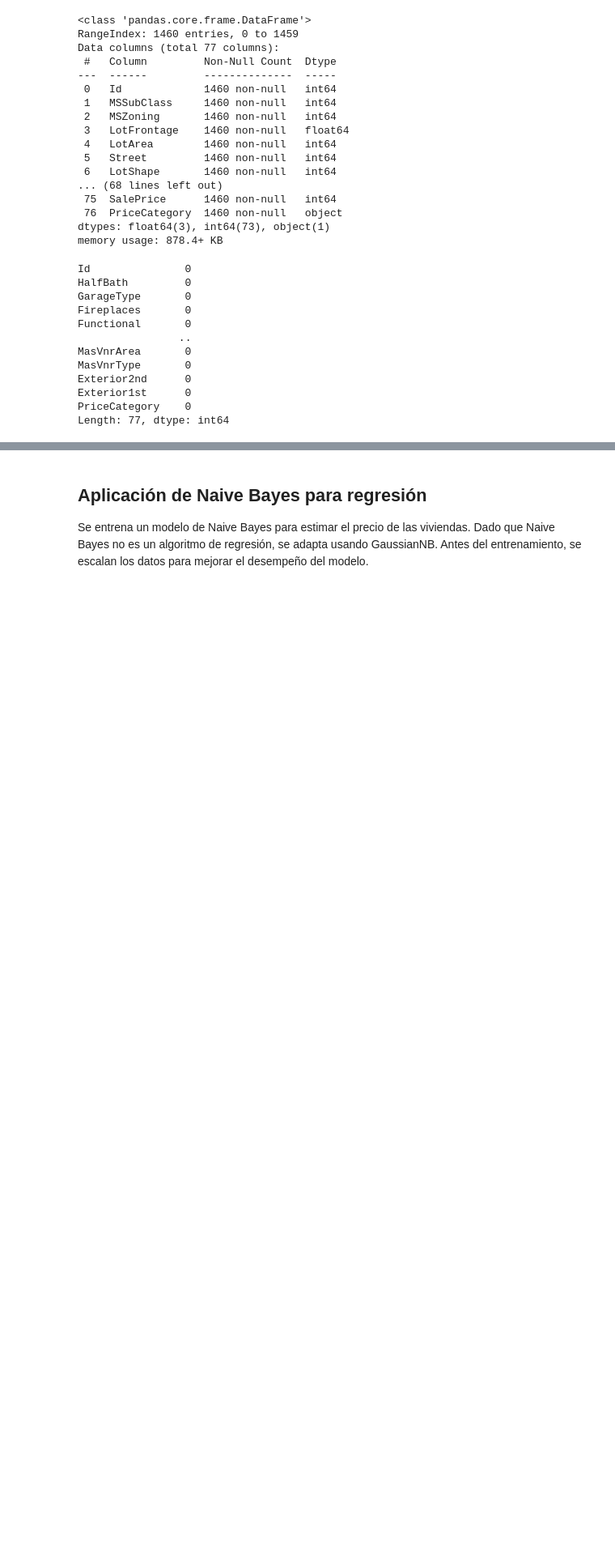
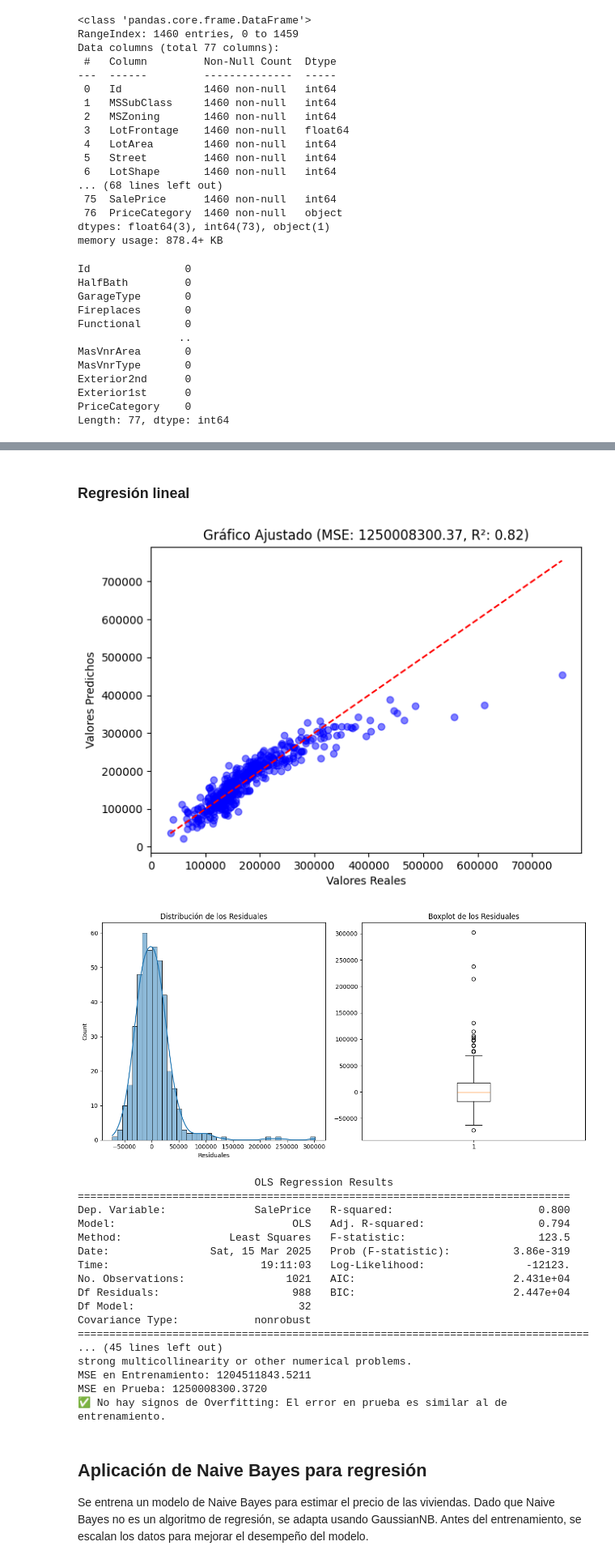
Before and after one commit to Diegoval-Dev/DM-HDT5, a Jupyter notebook: Bayes.ipynb, the cells around one changed output, grey strips where cells are left out. Shown at 81% size. Drawn from its saved outputs; the diff is of its cells as text; code cells hidden in the pictures; blank space fills up the shorter version.

Commit message:
feat: add recap for linear regression based on the model

```diff
--- a/Bayes.ipynb
+++ b/Bayes.ipynb
@@ -87,3 +101,73 @@ X_train, X_test, y_train, y_test = train_test_split(X, y, test_size=0.2, random_
+# %% [markdown]
+### Regresión lineal
+# %%
+lm_filtered = LinearRegression()
+lm_filtered.fit(X_train, y_train)
+
+y_pred_filtered = lm_filtered.predict(X_test)
+
+mse_filtered = mean_squared_error(y_test, y_pred_filtered)
+r2_filtered = r2_score(y_test, y_pred_filtered)
+
+X_train_sm_filtered = sm.add_constant(X_train)
+modelo_filtered = sm.OLS(y_train, X_train_sm_filtered).fit()
+
+plt.figure(figsize=(7,5))
+plt.scatter(y_test, y_pred_filtered, color="blue", alpha=0.5)
+plt.plot([min(y_test), max(y_test)], [min(y_test), max(y_test)], color="red", linestyle="--")
+plt.xlabel("Valores Reales")
+plt.ylabel("Valores Predichos")
+plt.title(f"Gráfico Ajustado (MSE: {mse_filtered:.2f}, R²: {r2_filtered:.2f})")
+plt.show()
+
+residuales_filtered = y_test - y_pred_filtered
+
+plt.figure(figsize=(12, 6))
+
+plt.subplot(1, 2, 1)
+sns.histplot(residuales_filtered, kde=True)
+plt.xlabel("Residuales")
+plt.title("Distribución de los Residuales")
+
+plt.subplot(1, 2, 2)
+plt.boxplot(residuales_filtered)
+plt.title("Boxplot de los Residuales")
+
+plt.tight_layout()
+plt.show()
+
+print(modelo_filtered.summary())
+
+mse_train = mean_squared_error(y_train, lm_filtered.predict(X_train))
+mse_test = mean_squared_error(y_test, y_pred_filtered)
+
+print(f"MSE en Entrenamiento: {mse_train:.4f}")
+print(f"MSE en Prueba: {mse_test:.4f}")
+
+if mse_test > (mse_train * 1.5):
+    print("⚠️ Posible Overfitting: El error en prueba es significativamente mayor que en entrenamiento.")
+else:
+    print("✅ No hay signos de Overfitting: El error en prueba es similar al de entrenamiento.")
+# %% [output]
+[figure, added]
+[figure, added]
+                            OLS Regression Results
+==============================================================================
+Dep. Variable:              SalePrice   R-squared:                       0.800
+Model:                            OLS   Adj. R-squared:                  0.794
+Method:                 Least Squares   F-statistic:                     123.5
+Date:                Sat, 15 Mar 2025   Prob (F-statistic):          3.86e-319
+Time:                        19:11:03   Log-Likelihood:                -12123.
+No. Observations:                1021   AIC:                         2.431e+04
+Df Residuals:                     988   BIC:                         2.447e+04
+Df Model:                          32
+Covariance Type:            nonrobust
+=================================================================================
+... (45 lines left out)
+strong multicollinearity or other numerical problems.
+MSE en Entrenamiento: 1204511843.5211
+MSE en Prueba: 1250008300.3720
+✅ No hay signos de Overfitting: El error en prueba es similar al de entrenamiento.
 # %% [markdown]
 ## Aplicación de Naive Bayes para regresión
 
```
Also changed, not shown: parts of 9 cells of this notebook.
